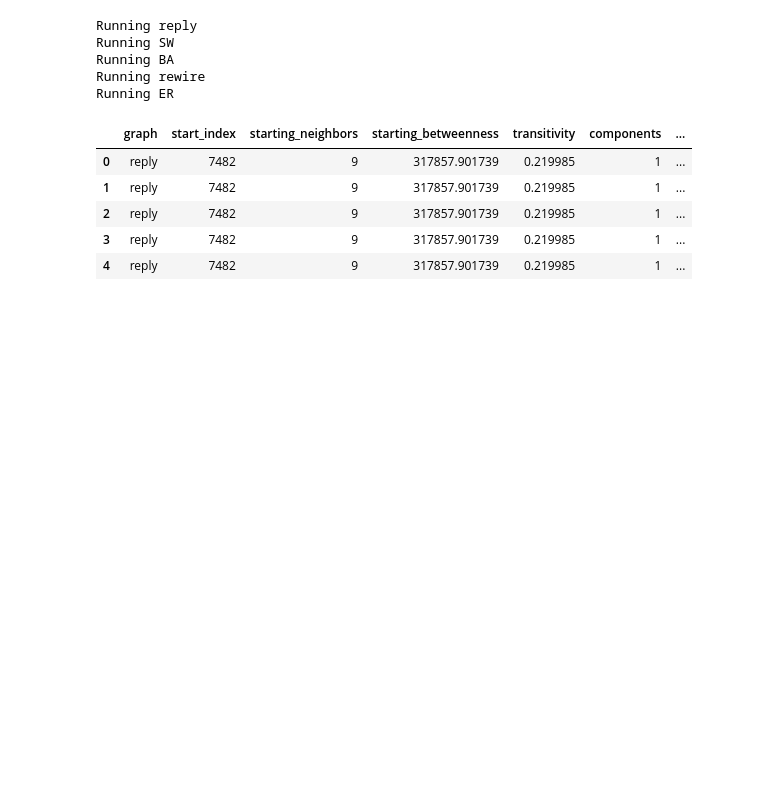
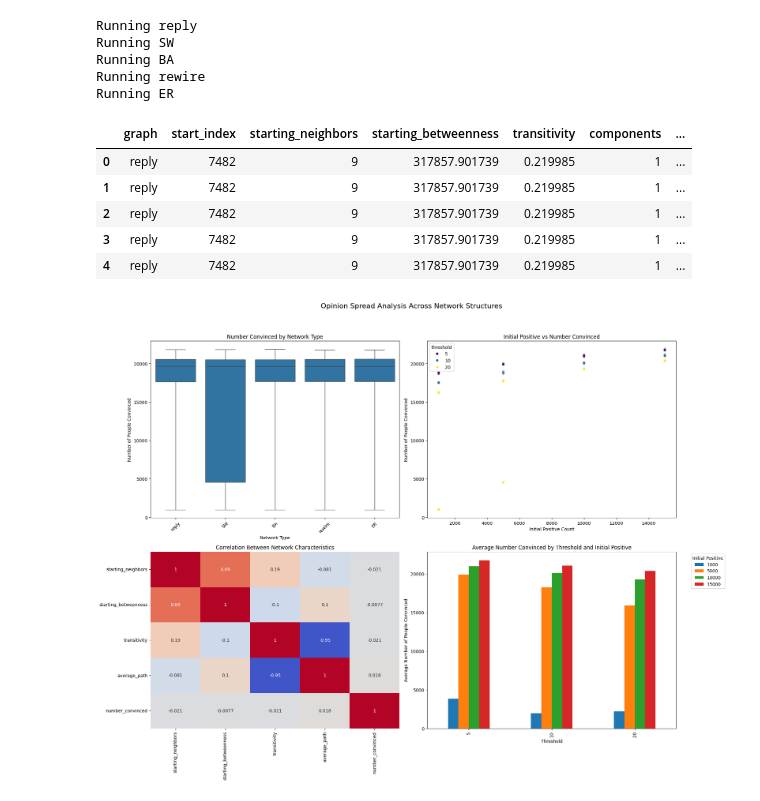
Before and after one commit to vaughankraska/social_data_mining, a Jupyter notebook: src/labs/social_network_analysis/finn_t3.ipynb, the cells around one changed output. Saved outputs shown, nothing was run; the diff lists cells and outputs as text; code cells hidden in the pictures; blank space fills up the shorter version.

Commit message:
part three plots done

```diff
--- a/src/labs/social_network_analysis/finn_t3.ipynb
+++ b/src/labs/social_network_analysis/finn_t3.ipynb
@@ -327,3 +309,50 @@ opinion_df.head()
 | 2 | reply | 7482 | 9 | 317857.901739 | 0.219985 | 1 | ... |
 | 3 | reply | 7482 | 9 | 317857.901739 | 0.219985 | 1 | ... |
 | 4 | reply | 7482 | 9 | 317857.901739 | 0.219985 | 1 | ... |
+# %%
+opinion_df = pd.read_csv("opinion_walk.csv")
+# %%
+fig, axs = plt.subplots(2, 2, figsize=(20, 16))
+fig.suptitle('Opinion Spread Analysis Across Network Structures', fontsize=16)
+
+# Box plot
+sns.boxplot(x='graph', y='number_convinced',
+            data=opinion_df,
+            ax=axs[0, 0],
+            showfliers=False,
+            whis=[0, 100])
+axs[0, 0].set_title('Number Convinced by Network Type')
+axs[0, 0].set_xlabel('Network Type')
+axs[0, 0].set_ylabel('Number of People Convinced')
+axs[0, 0].tick_params(axis='x', rotation=45)
+
+# Scatter plot
+scatter = sns.scatterplot(x='initial_positive', y='number_convinced',
+                           hue='threshold', data=opinion_df,
+                           palette='viridis', ax=axs[0, 1])
+axs[0, 1].set_title('Initial Positive vs Number Convinced')
+axs[0, 1].set_xlabel('Initial Positive Count')
+axs[0, 1].set_ylabel('Number of People Convinced')
+
+# Heatmap
+correlation_cols = ['starting_neighbors', 'starting_betweenness',
+                    'transitivity', 'average_path', 'number_convinced']
+correlation_matrix = opinion_df[correlation_cols].corr()
+sns.heatmap(correlation_matrix, annot=True, cmap='coolwarm', center=0,
+            ax=axs[1, 0], cbar=False)
+axs[1, 0].set_title('Correlation Between Network Characteristics')
+
+# Bar plot
+grouped_data = opinion_df.groupby(['threshold', 'initial_positive'])['number_convinced'].mean().reset_index()
+grouped_pivot = grouped_data.pivot(index='threshold', columns='initial_positive', values='number_convinced')
+
+grouped_pivot.plot(kind='bar', ax=axs[1, 1])
+axs[1, 1].set_title('Average Number Convinced by Threshold and Initial Positive')
+axs[1, 1].set_xlabel('Threshold')
+axs[1, 1].set_ylabel('Average Number of People Convinced')
+axs[1, 1].legend(title='Initial Positive', bbox_to_anchor=(1.05, 1), loc='upper left')
+
+plt.tight_layout(rect=[0, 0.03, 1, 0.95])
+plt.show()
+# %% [output]
+[figure, added]
```
Also changed, not shown: parts of 6 cells of this notebook.
